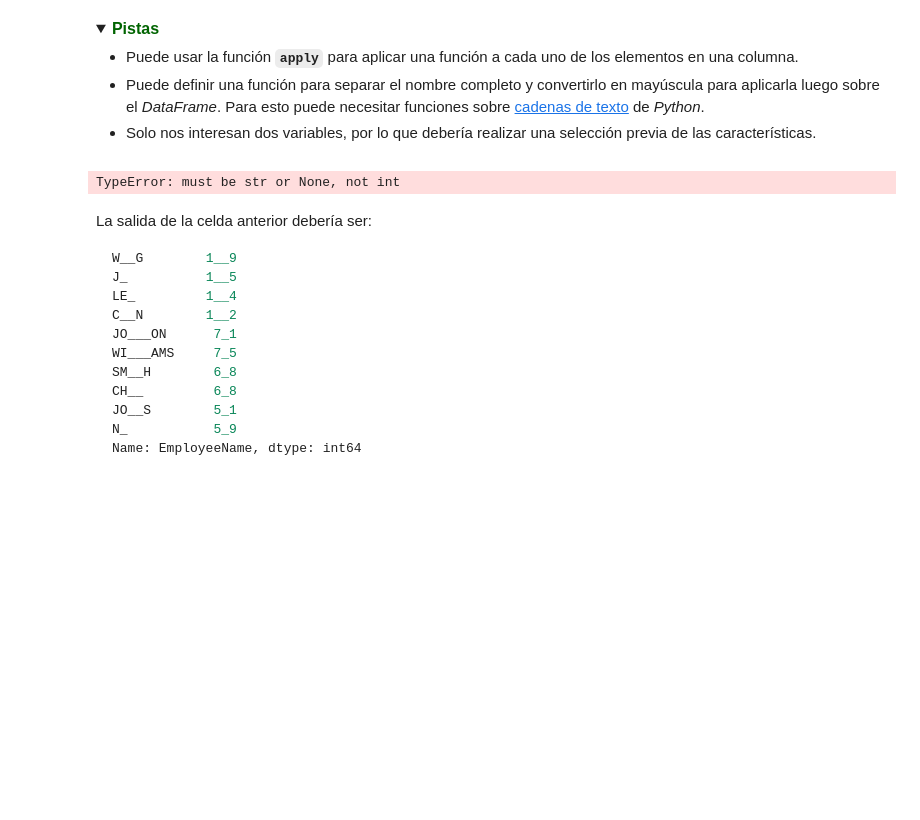
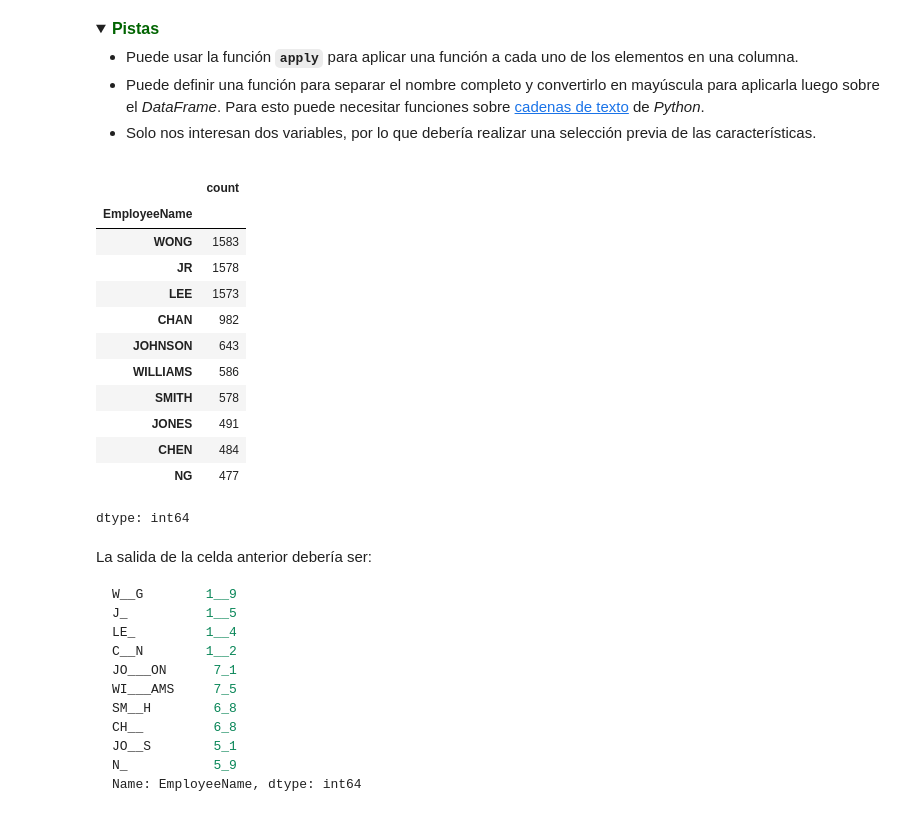
Before and after one commit to mon-lopez/BasesdeDatos, a Jupyter notebook: talleres corte 1/Taller_Análisis_de_datos_con_Pandas.ipynb, the cells around one changed output. Saved outputs shown, nothing was run; the diff lists cells and outputs as text; code cells hidden in the pictures; folded sections open; blank space fills up the shorter version.

````diff
--- a/talleres corte 1/Taller_Análisis_de_datos_con_Pandas.ipynb
+++ b/talleres corte 1/Taller_Análisis_de_datos_con_Pandas.ipynb
@@ -475,23 +477,33 @@ Guarde el resultado de esta pregunta en la variable **`apellido_comun`**. Para s
 # %%
 ## apellido_comun
 
 ### ESCRIBA SU CÓDIGO AQUÍ ### (~ 6 líneas de código)
-def apellido_comun(sal):
-  name = sal['EmployeeName']
+def apellido_comun(name):
+  return name.split()[-1].upper()
+
+sal['EmployeeName'].apply(apellido_comun).value_counts().head(10)
 
   # Implemente esta función: debe retornar la última palabra,
   # separando por espacio de la cadena "name" dada.
-  def apellido_mayuscula(name):
-    return name.split(0).upper()
-  return name.apply(apellido_mayuscula).value_counts.head(10)
 
 # Utilice la función anterior para cada uno de los elementos en la columna "EmployeeName"
 # y obtenga los 10 apellidos más comunes. (NO MODIFIQUE EL DATAFRAME ORIGINAL)
-apellido_comun(sal)
 
 ### FIN DEL CÓDIGO ###
 # %% [output]
+|  | count |
+| EmployeeName |  |
+| WONG | 1583 |
+| JR | 1578 |
+| LEE | 1573 |
+| CHAN | 982 |
+| JOHNSON | 643 |
+| WILLIAMS | 586 |
+| SMITH | 578 |
+| JONES | 491 |
+| CHEN | 484 |
+| NG | 477 |
-TypeError: must be str or None, not int
+dtype: int64
 # %% [markdown]
 La salida de la celda anterior debería ser:
 ```python
````
Also changed, not shown: parts of 7 cells of this notebook.
